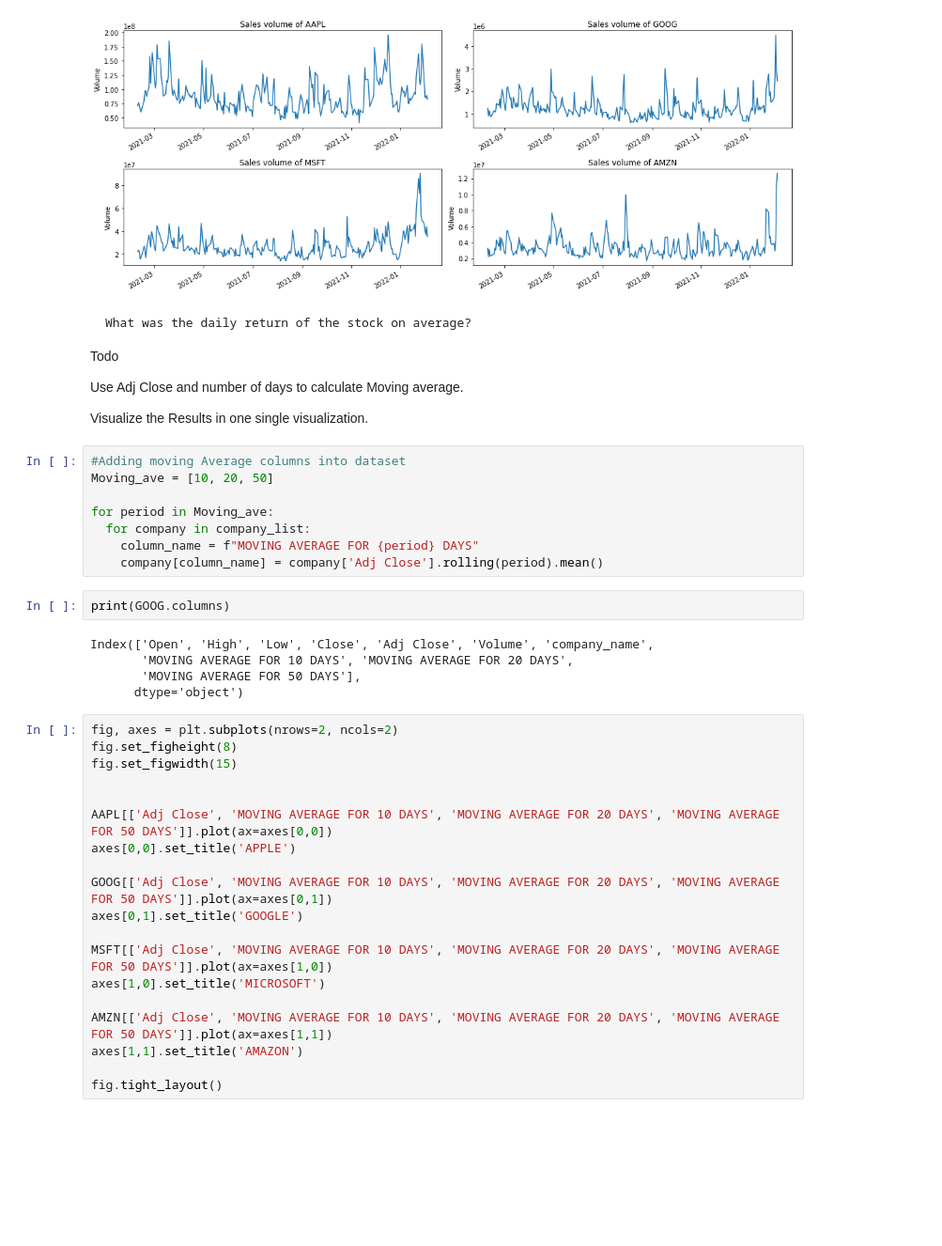
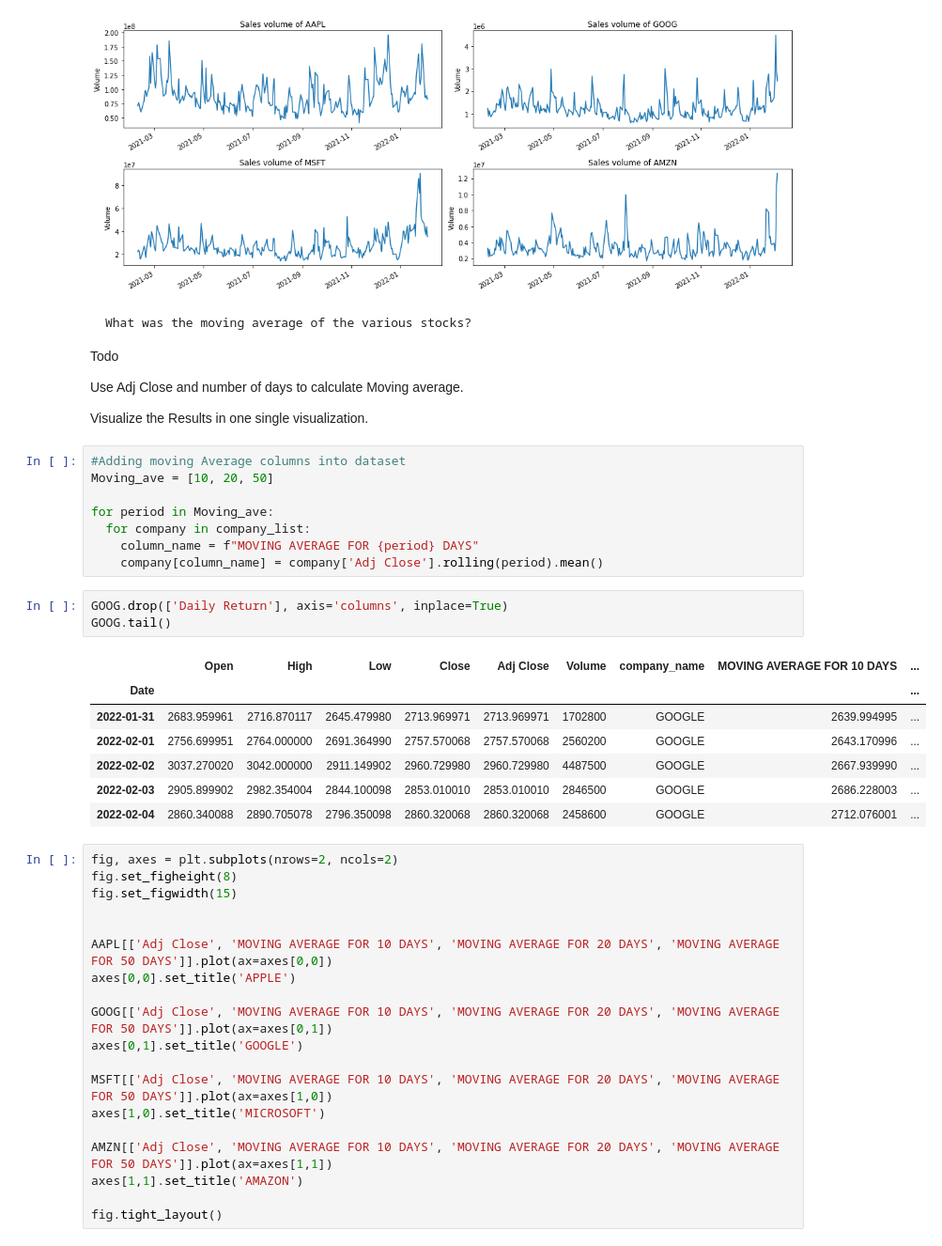
Before and after one commit to LOWERCAS3/PracticeProjects, a Jupyter notebook: Stock market analysis and prediction from Yahoo/StockMarketAnalysisAndPrediction.ipynb, the cells around one changed output. Shown: that part at 94% size. Saved outputs shown, nothing was run; the diff lists cells and outputs as text; blank space fills up the shorter version.

````diff
--- a/Stock market analysis and prediction from Yahoo/StockMarketAnalysisAndPrediction.ipynb
+++ b/Stock market analysis and prediction from Yahoo/StockMarketAnalysisAndPrediction.ipynb
@@ -175,7 +175,7 @@ plt.tight_layout()
 
 
 ```
-What was the daily return of the stock on average?
+What was the moving average of the various stocks?
 ```
 Todo
 
@@ -192,13 +192,17 @@ for period in Moving_ave:
   for company in company_list:
     column_name = f"MOVING AVERAGE FOR {period} DAYS"
     company[column_name] = company['Adj Close'].rolling(period).mean()
-# %%
-print(GOOG.columns)
-# %% [output]
-Index(['Open', 'High', 'Low', 'Close', 'Adj Close', 'Volume', 'company_name',
-       'MOVING AVERAGE FOR 10 DAYS', 'MOVING AVERAGE FOR 20 DAYS',
-       'MOVING AVERAGE FOR 50 DAYS'],
-      dtype='object')
+# %%
+GOOG.drop(['Daily Return'], axis='columns', inplace=True)
+GOOG.tail()
+# %% [output]
+|  | Open | High | Low | Close | Adj Close | Volume | company_name | MOVING AVERAGE FOR 10 DAYS | ... |
+| Date |  |  |  |  |  |  |  |  | ... |
+| 2022-01-31 | 2683.959961 | 2716.870117 | 2645.479980 | 2713.969971 | 2713.969971 | 1702800 | GOOGLE | 2639.994995 | ... |
+| 2022-02-01 | 2756.699951 | 2764.000000 | 2691.364990 | 2757.570068 | 2757.570068 | 2560200 | GOOGLE | 2643.170996 | ... |
+| 2022-02-02 | 3037.270020 | 3042.000000 | 2911.149902 | 2960.729980 | 2960.729980 | 4487500 | GOOGLE | 2667.939990 | ... |
+| 2022-02-03 | 2905.899902 | 2982.354004 | 2844.100098 | 2853.010010 | 2853.010010 | 2846500 | GOOGLE | 2686.228003 | ... |
+| 2022-02-04 | 2860.340088 | 2890.705078 | 2796.350098 | 2860.320068 | 2860.320068 | 2458600 | GOOGLE | 2712.076001 | ... |
 # %%
 fig, axes = plt.subplots(nrows=2, ncols=2)
 fig.set_figheight(8)
````
Also changed, not shown: parts of 6 cells of this notebook.
